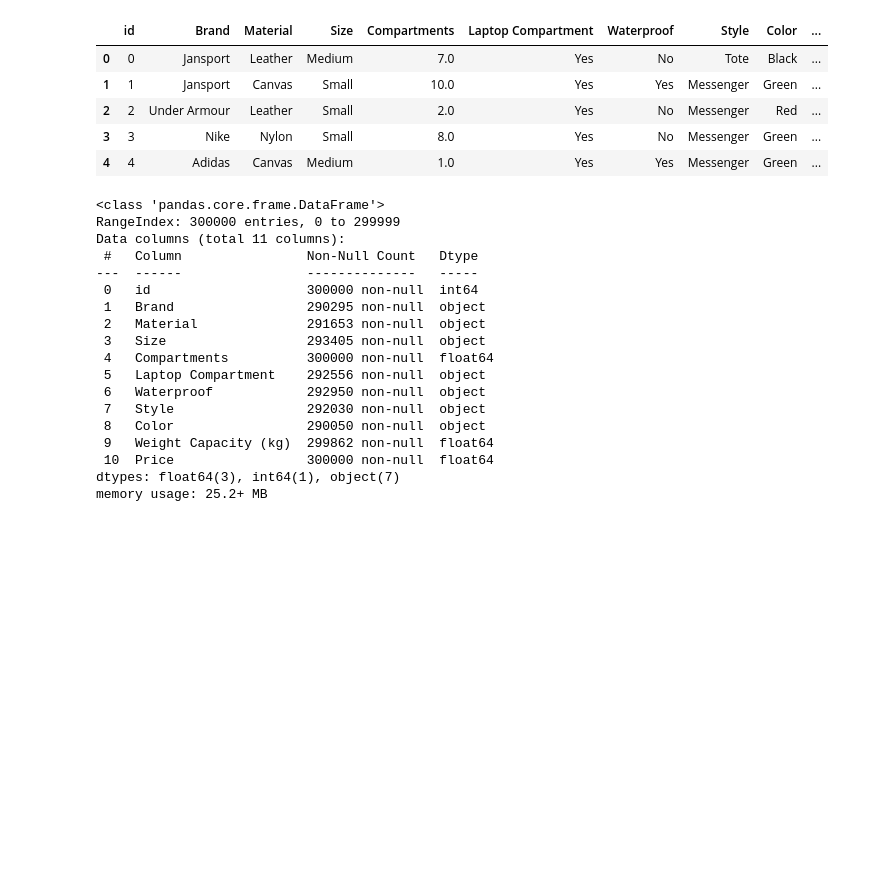
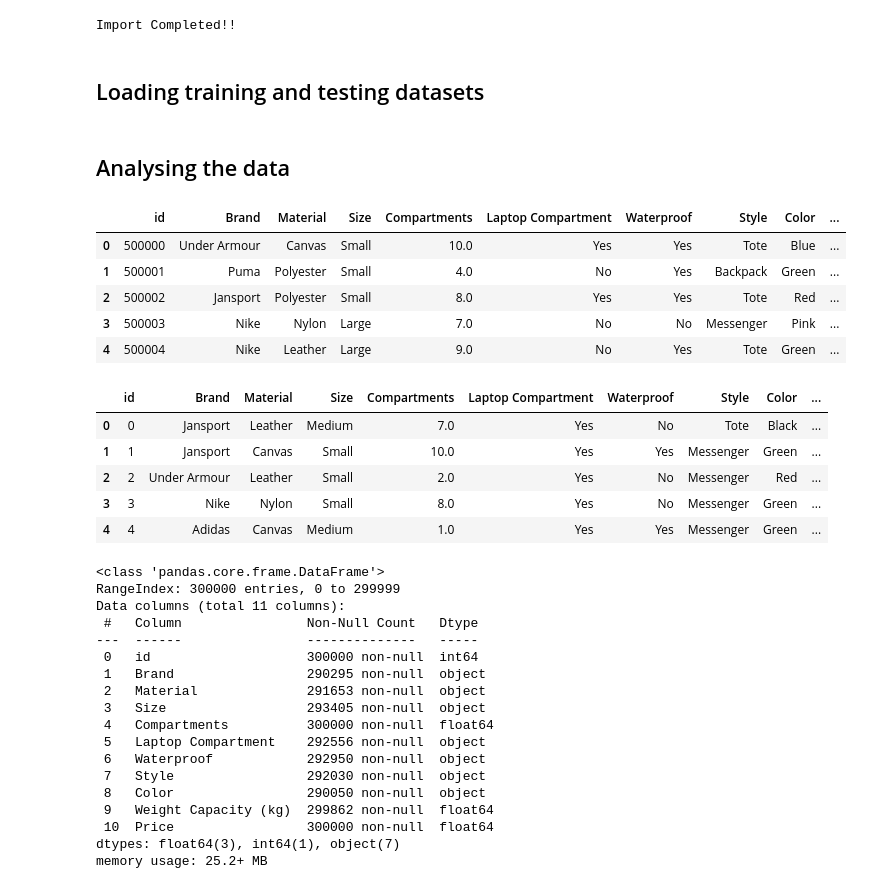
Before and after one commit to subarnasaikia/Backpack-Prediction-Challenge, a Jupyter notebook: Backpack_time_XGBoost.ipynb, the cells around one changed output. Cells and saved outputs as stored; diff of their text form; code cells hidden in the pictures; blank space fills up the shorter version.

Commit message:
Kaggle Notebook | It's Backpack time | XGBoost | Version 11

```diff
--- a/Backpack_time_XGBoost.ipynb
+++ b/Backpack_time_XGBoost.ipynb
@@ -12,13 +14,32 @@ from sklearn.metrics import mean_absolute_error, mean_squared_error
 from sklearn.model_selection import train_test_split
 
 from xgboost import XGBRegressor
+
+print("Import Completed!!")
+# %% [output]
+Import Completed!!
+# %% [markdown]
+## Loading training and testing datasets
 # %%
 train_file_path = "/kaggle/input/playground-series-s5e2/train.csv"
+extra_train_file_path = "/kaggle/input/playground-series-s5e2/training_extra.csv"
 test_file_path = "/kaggle/input/playground-series-s5e2/test.csv"
 sample_submission_file_path = "/kaggle/input/playground-series-s5e2/sample_submission.csv"
 # %%
 train_df = pd.read_csv(train_file_path)
+extra_train_df = pd.read_csv(extra_train_file_path)
 test_df = pd.read_csv(test_file_path)
+# %% [markdown]
+## Analysing the data
+# %%
+extra_train_df.head(5)
+# %% [output]
+|  | id | Brand | Material | Size | Compartments | Laptop Compartment | Waterproof | Style | Color | ... |
+| 0 | 500000 | Under Armour | Canvas | Small | 10.0 | Yes | Yes | Tote | Blue | ... |
+| 1 | 500001 | Puma | Polyester | Small | 4.0 | No | Yes | Backpack | Green | ... |
+| 2 | 500002 | Jansport | Polyester | Small | 8.0 | Yes | Yes | Tote | Red | ... |
+| 3 | 500003 | Nike | Nylon | Large | 7.0 | No | No | Messenger | Pink | ... |
+| 4 | 500004 | Nike | Leather | Large | 9.0 | No | Yes | Tote | Green | ... |
 # %%
 train_df.head(5)
 # %% [output]
```
Also changed, not shown: parts of 29 cells of this notebook.
